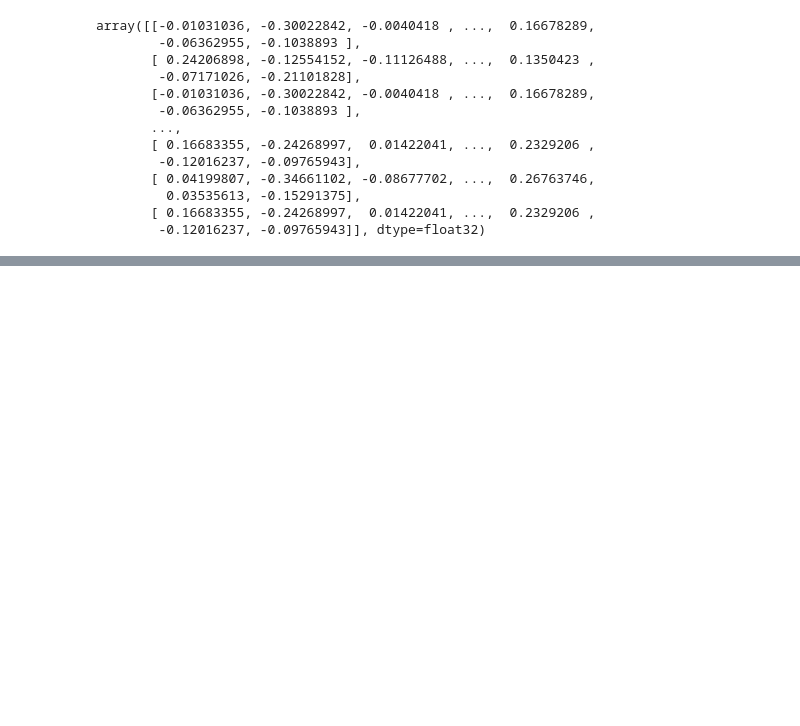
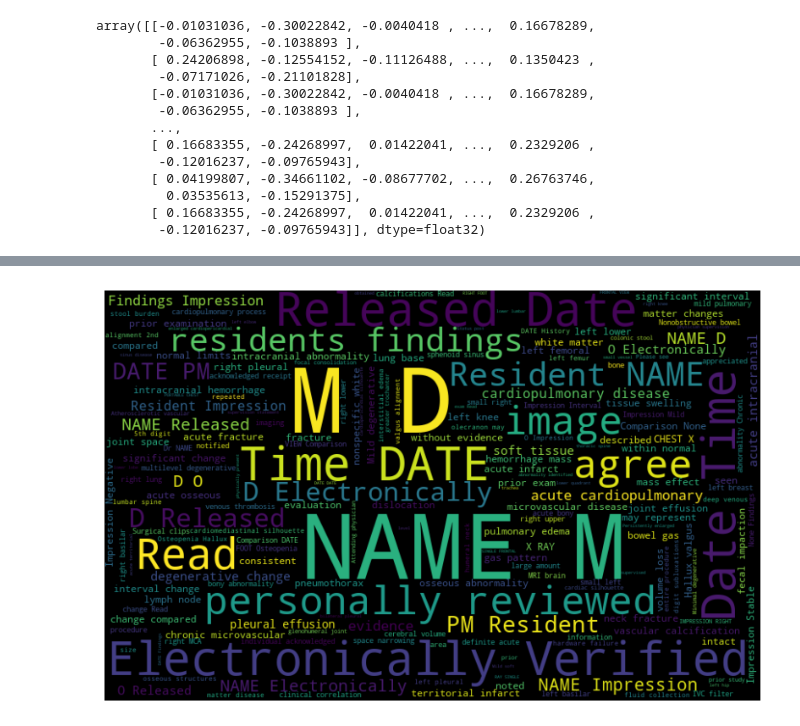
Before and after one commit to rdiazrincon/AD_clustering, a Jupyter notebook: AD_clustering.ipynb, the cells around one changed output, grey strips where cells are left out. Saved outputs shown, nothing was run; the diff lists cells and outputs as text; code cells hidden in the pictures; blank space fills up the shorter version.

```diff
--- a/AD_clustering.ipynb
+++ b/AD_clustering.ipynb
@@ -104,0 +171,4 @@ array([[-0.01031036, -0.30022842, -0.0040418 , ...,  0.16678289,
+# %%
+word_cloud(df_corpus,2)
+# %% [output]
+[figure, added]
```
Also changed, not shown: parts of 19 cells of this notebook.
